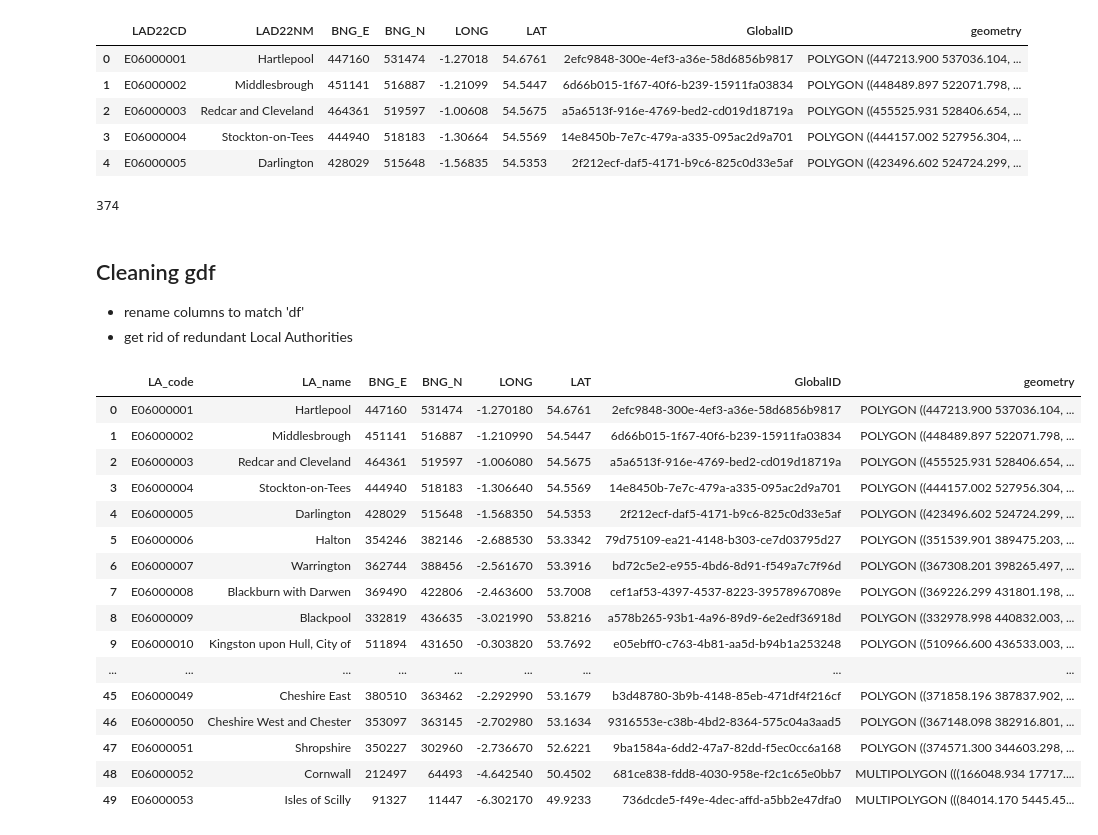
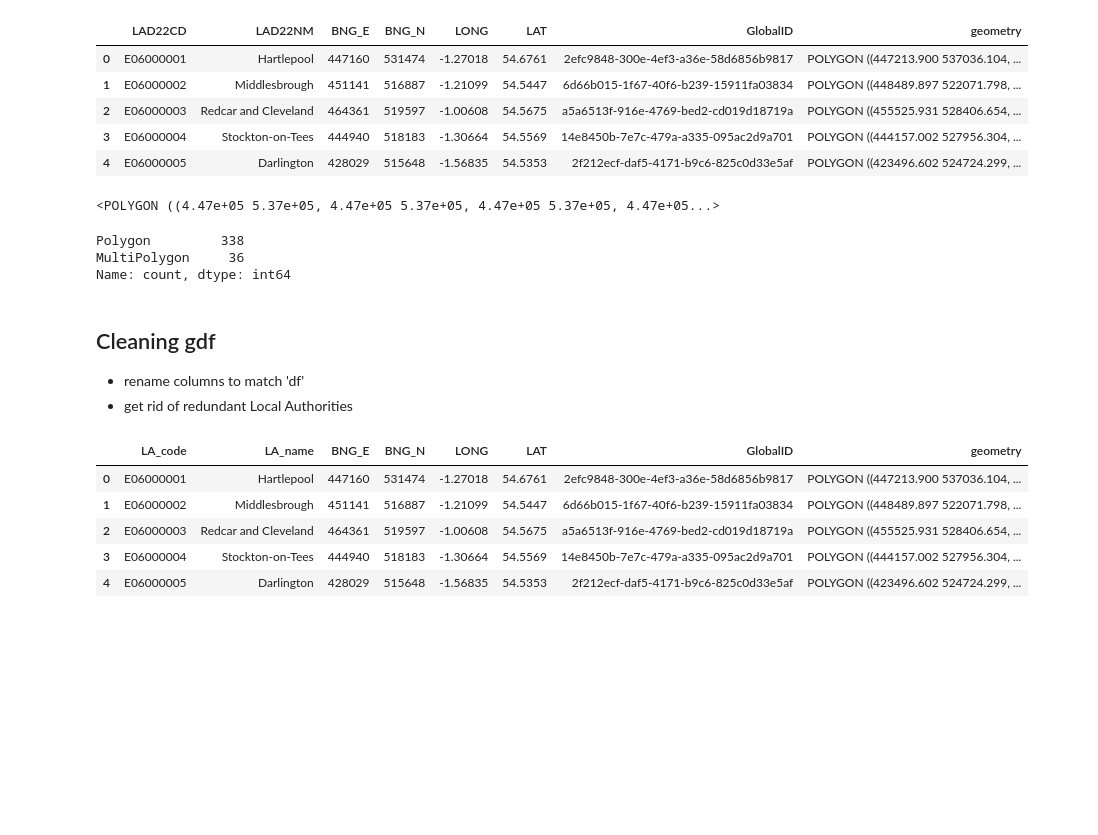
Before and after one commit to UKDataServiceOpen/Interactive_visualisations, a Jupyter notebook: Maps.ipynb, the cells around one changed output. Drawn from its saved outputs; the diff is of its cells as text; code cells hidden in the pictures; blank space fills up the shorter version.

```diff
--- a/Maps.ipynb
+++ b/Maps.ipynb
@@ -87,9 +85,15 @@ gdf.head()
 | 3 | E06000004 | Stockton-on-Tees | 444940 | 518183 | -1.30664 | 54.5569 | 14e8450b-7e7c-479a-a335-095ac2d9a701 | POLYGON ((444157.002 527956.304, ... |
 | 4 | E06000005 | Darlington | 428029 | 515648 | -1.56835 | 54.5353 | 2f212ecf-daf5-4171-b9c6-825c0d33e5af | POLYGON ((423496.602 524724.299, ... |
 # %%
-gdf.LAD22NM.nunique()
+gdf.geometry[0]
 # %% [output]
-374
+<POLYGON ((4.47e+05 5.37e+05, 4.47e+05 5.37e+05, 4.47e+05 5.37e+05, 4.47e+05...>
+# %%
+gdf.geometry.geom_type.value_counts()
+# %% [output]
+Polygon         338
+MultiPolygon     36
+Name: count, dtype: int64
 # %% [markdown]
 ## Cleaning gdf
 
@@ -98,27 +102,16 @@ gdf.LAD22NM.nunique()
 # %%
 gdf = gdf.rename(columns = {'LAD22CD': 'LA_code', 'LAD22NM' : 'LA_name'})
 # %%
-gdf = gdf[gdf['LA_code'].isin(df.LA_code.unique())]
+gdf = gdf[gdf['LA_code'].isin(df.LA_code.unique())].reset_index(drop = True)
 # %%
-gdf.head(50)
+gdf.head(5)
 # %% [output]
 |  | LA_code | LA_name | BNG_E | BNG_N | LONG | LAT | GlobalID | geometry |
-| 0 | E06000001 | Hartlepool | 447160 | 531474 | -1.270180 | 54.6761 | 2efc9848-300e-4ef3-a36e-58d6856b9817 | POLYGON ((447213.900 537036.104, ... |
-| 1 | E06000002 | Middlesbrough | 451141 | 516887 | -1.210990 | 54.5447 | 6d66b015-1f67-40f6-b239-15911fa03834 | POLYGON ((448489.897 522071.798, ... |
-| 2 | E06000003 | Redcar and Cleveland | 464361 | 519597 | -1.006080 | 54.5675 | a5a6513f-916e-4769-bed2-cd019d18719a | POLYGON ((455525.931 528406.654, ... |
-| 3 | E06000004 | Stockton-on-Tees | 444940 | 518183 | -1.306640 | 54.5569 | 14e8450b-7e7c-479a-a335-095ac2d9a701 | POLYGON ((444157.002 527956.304, ... |
-| 4 | E06000005 | Darlington | 428029 | 515648 | -1.568350 | 54.5353 | 2f212ecf-daf5-4171-b9c6-825c0d33e5af | POLYGON ((423496.602 524724.299, ... |
-| 5 | E06000006 | Halton | 354246 | 382146 | -2.688530 | 53.3342 | 79d75109-ea21-4148-b303-ce7d03795d27 | POLYGON ((351539.901 389475.203, ... |
-| 6 | E06000007 | Warrington | 362744 | 388456 | -2.561670 | 53.3916 | bd72c5e2-e955-4bd6-8d91-f549a7c7f96d | POLYGON ((367308.201 398265.497, ... |
-| 7 | E06000008 | Blackburn with Darwen | 369490 | 422806 | -2.463600 | 53.7008 | cef1af53-4397-4537-8223-39578967089e | POLYGON ((369226.299 431801.198, ... |
-| 8 | E06000009 | Blackpool | 332819 | 436635 | -3.021990 | 53.8216 | a578b265-93b1-4a96-89d9-6e2edf36918d | POLYGON ((332978.998 440832.003, ... |
-| 9 | E06000010 | Kingston upon Hull, City of | 511894 | 431650 | -0.303820 | 53.7692 | e05ebff0-c763-4b81-aa5d-b94b1a253248 | POLYGON ((510966.600 436533.003, ... |
-| ... | ... | ... | ... | ... | ... | ... | ... | ... |
-| 45 | E06000049 | Cheshire East | 380510 | 363462 | -2.292990 | 53.1679 | b3d48780-3b9b-4148-85eb-471df4f216cf | POLYGON ((371858.196 387837.902, ... |
-| 46 | E06000050 | Cheshire West and Chester | 353097 | 363145 | -2.702980 | 53.1634 | 9316553e-c38b-4bd2-8364-575c04a3aad5 | POLYGON ((367148.098 382916.801, ... |
-| 47 | E06000051 | Shropshire | 350227 | 302960 | -2.736670 | 52.6221 | 9ba1584a-6dd2-47a7-82dd-f5ec0cc6a168 | POLYGON ((374571.300 344603.298, ... |
-| 48 | E06000052 | Cornwall | 212497 | 64493 | -4.642540 | 50.4502 | 681ce838-fdd8-4030-958e-f2c1c65e0bb7 | MULTIPOLYGON (((166048.934 17717.... |
-| 49 | E06000053 | Isles of Scilly | 91327 | 11447 | -6.302170 | 49.9233 | 736dcde5-f49e-4dec-affd-a5bb2e47dfa0 | MULTIPOLYGON (((84014.170 5445.45... |
+| 0 | E06000001 | Hartlepool | 447160 | 531474 | -1.27018 | 54.6761 | 2efc9848-300e-4ef3-a36e-58d6856b9817 | POLYGON ((447213.900 537036.104, ... |
+| 1 | E06000002 | Middlesbrough | 451141 | 516887 | -1.21099 | 54.5447 | 6d66b015-1f67-40f6-b239-15911fa03834 | POLYGON ((448489.897 522071.798, ... |
+| 2 | E06000003 | Redcar and Cleveland | 464361 | 519597 | -1.00608 | 54.5675 | a5a6513f-916e-4769-bed2-cd019d18719a | POLYGON ((455525.931 528406.654, ... |
+| 3 | E06000004 | Stockton-on-Tees | 444940 | 518183 | -1.30664 | 54.5569 | 14e8450b-7e7c-479a-a335-095ac2d9a701 | POLYGON ((444157.002 527956.304, ... |
+| 4 | E06000005 | Darlington | 428029 | 515648 | -1.56835 | 54.5353 | 2f212ecf-daf5-4171-b9c6-825c0d33e5af | POLYGON ((423496.602 524724.299, ... |
 # %%
 gdf['LA_name'] = gdf['LA_name'].replace({'Bristol, City of': 'Bristol', 'Kingston upon Hull, City of': 'Kingston upon Hull', 'Herefordshire, County of': 'Herefordshire'})
 # %%
```
Also changed, not shown: parts of 20 cells of this notebook, 8 other files.
